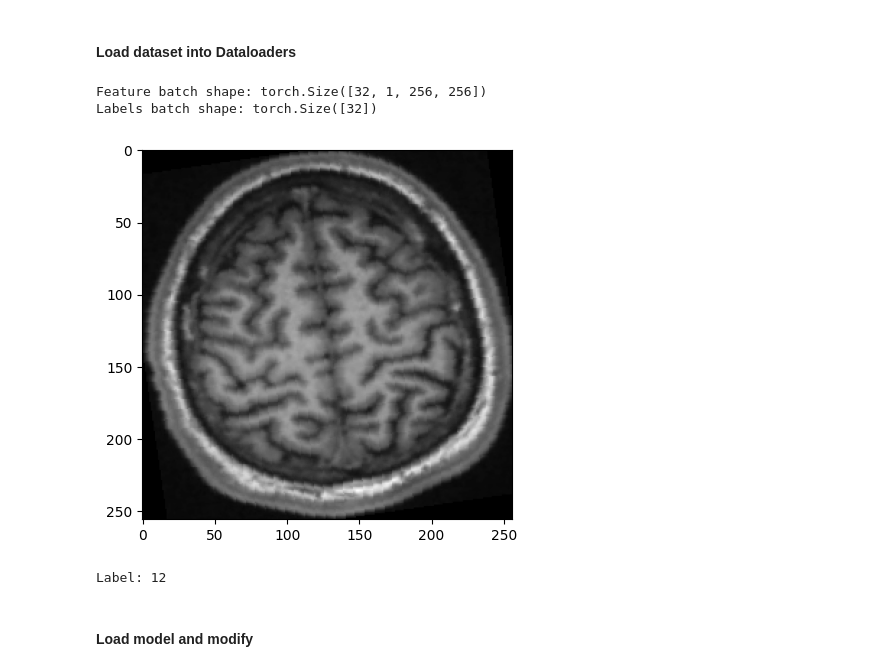
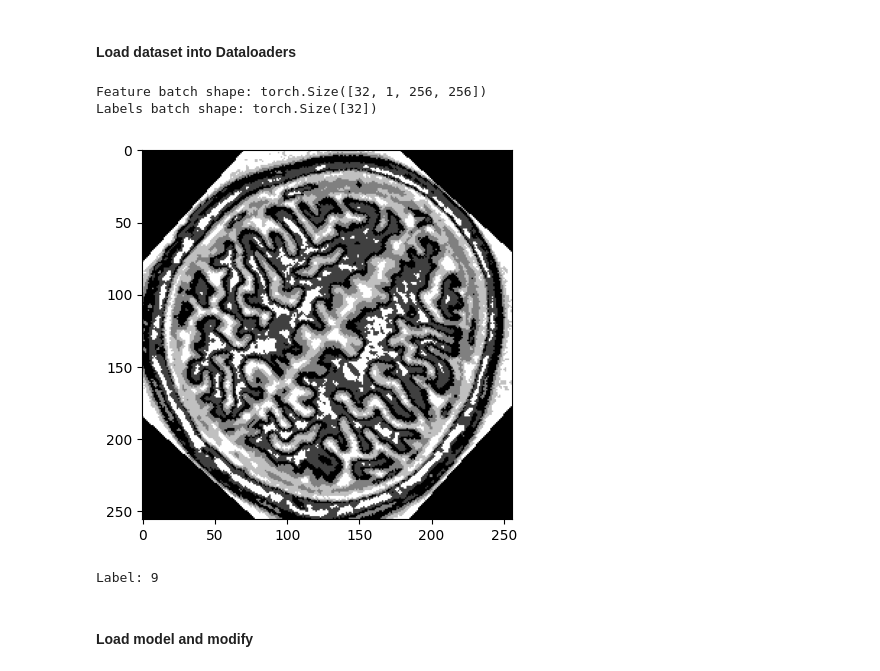
Before and after one commit to phihd/brain-tumor-classification, a Jupyter notebook: notebooks/alexnet_benchmark.ipynb, the cells around one changed output. Saved outputs shown, nothing was run; the diff lists cells and outputs as text; code cells hidden in the pictures.

```diff
--- a/notebooks/alexnet_benchmark.ipynb
+++ b/notebooks/alexnet_benchmark.ipynb
@@ -27,14 +28,16 @@ Using cuda device
 ### Load data and divide into train and test set:
 # %%
 root_path = os.path.dirname(os.getcwd())
-data_path = os.path.join(root_path, "shortened_dataset")
+data_path = os.path.join(root_path, "segmented_shortened_dataset")
 image_dict = json.load(open(os.path.join(data_path, 'image_dict.json'), 'r'))
-train_image_dict = {}
-test_image_dict = {}
-val_image_dict = {}
-for tumor_type in list(image_dict.keys()):
-    train_image_dict[tumor_type] = image_dict[tumor_type][:120]
-    val_image_dict[tumor_type] = image_dict[tumor_type][120:150]
-    test_image_dict[tumor_type] = image_dict[tumor_type][150:]
+labels = []
+image_paths = []
+for key, item in list(image_dict.items()):
+    for image_path in item:
+        labels.append(list(image_dict.keys()).index(key))
+        image_paths.append(image_path)
+X_train, X_test, y_train, y_test = train_test_split(image_paths, labels, test_size=0.2, random_state=205)
+X_train, X_val, y_train, y_val = train_test_split(X_train, y_train, test_size=0.2, random_state=205)
+print(len(X_train), len(X_val), len(X_test))
 print(*image_dict.keys(), sep=', ')
 # %% [output]
@@ -42,10 +46,9 @@ Astrocitoma, Carcinoma, Ependimoma, Germinoma, Glioblastoma, Meduloblastoma, Men
 # %%
 class BrainTumorDataset(Dataset):
-    def __init__(self, image_dict, data_path, transform=None, transform_label=None):
+    def __init__(self, data_path, image_paths, labels, transform=None, transform_label=None):
         self.data_path = data_path
-        self.image_dict = image_dict
-        self.classes = list(image_dict.keys())
-        self.image_class_list = [(item, key) for key, item_list in image_dict.items() for item in item_list]
+        self.image_paths = image_paths
+        self.image_class_list = labels
         self.transform = transform
         self.transform_label = transform_label
 
@@ -53,9 +56,9 @@ class BrainTumorDataset(Dataset):
         return len(self.image_class_list)
 
     def __getitem__(self, idx):
-        label = self.classes.index(self.image_class_list[idx][1])
-        img_path = os.path.join(self.data_path, self.image_class_list[idx][0])
-        image = cv2.imread(img_path, 0)
+        label = self.image_class_list[idx]
+        img_path = os.path.join(self.data_path, self.image_paths[idx])
+        image = cv2.imread(img_path, cv2.IMREAD_GRAYSCALE)
         if self.transform:
             image = self.transform(image)
         if self.transform_label:
@@ -80,29 +84,29 @@ training_transform = transforms.Compose([transforms.ToTensor(),
 # %% [markdown]
 #### Load dataset into Dataloaders
 # %%
-train_dataset = BrainTumorDataset(train_image_dict, data_path, transform=training_transform)
+train_dataset = BrainTumorDataset(data_path, X_train, y_train, transform=training_transform)
 train_dataloader = DataLoader(train_dataset, batch_size=batch_size, shuffle=True)
 
-test_dataset = BrainTumorDataset(test_image_dict, data_path, transform=transforms.ToTensor())
+test_dataset = BrainTumorDataset(data_path, X_test, y_test, transform=transforms.ToTensor())
 test_dataloader = DataLoader(test_dataset, batch_size=batch_size, shuffle=True)
 
-val_dataset = BrainTumorDataset(val_image_dict, data_path, transform=transforms.ToTensor())
+val_dataset = BrainTumorDataset(data_path, X_val, y_val, transform=transforms.ToTensor())
 val_dataloader = DataLoader(val_dataset, batch_size=batch_size, shuffle=True)
 
 # Display image and label.
 train_features, train_labels = next(iter(train_dataloader))
 print(f"Feature batch shape: {train_features.size()}")
 print(f"Labels batch shape: {train_labels.size()}")
 image = train_features[0].squeeze()
 label = train_labels[0]
 plt.imshow(image, cmap="gray")
 plt.show()
 print(f"Label: {label}")
 # %% [output]
 Feature batch shape: torch.Size([32, 1, 256, 256])
 Labels batch shape: torch.Size([32])
-[figure, old version]
+[figure, new version]
-Label: 12
+Label: 9
 # %% [markdown]
 #### Load model and modify
 # %%
```
Also changed, not shown: parts of 11 cells of this notebook, 9 other files.
